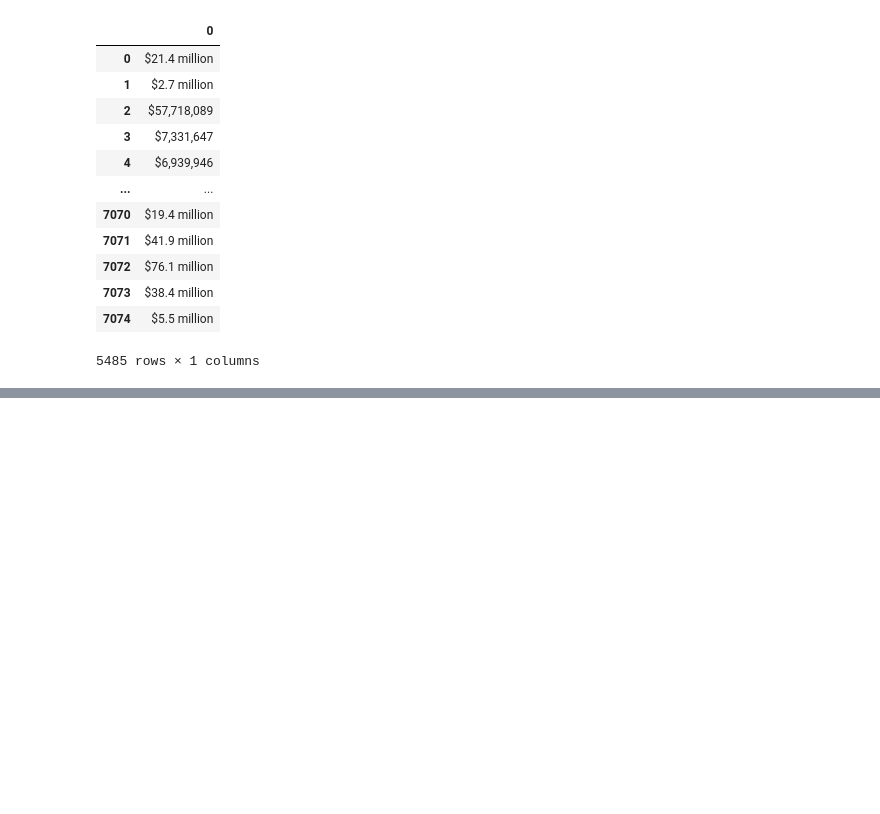
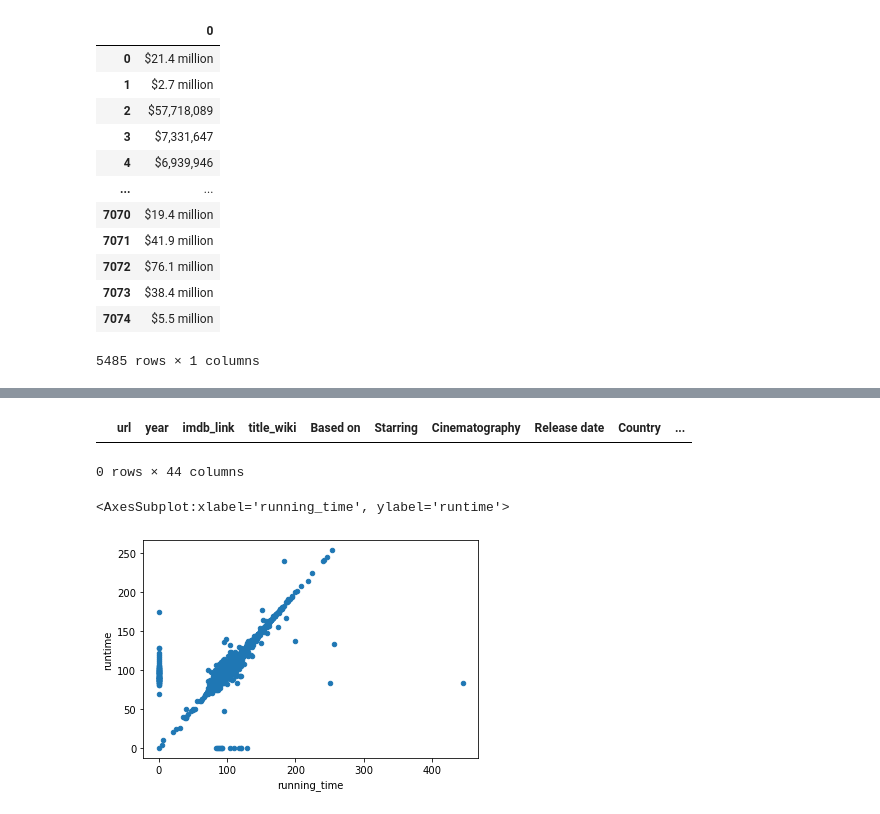
Before and after one commit to ecmorrow1/Movies-ETL, a Jupyter notebook: movies-etl.ipynb, the cells around one changed output, grey strips where cells are left out. Saved outputs shown, nothing was run; the diff lists cells and outputs as text; code cells hidden in the pictures; blank space fills up the shorter version.

Commit message:
Beginning of merging data

```diff
--- a/movies-etl.ipynb
+++ b/movies-etl.ipynb
@@ -931,0 +934,3 @@ Name: rating, dtype: float64
+# %%
+# print out the list of columns so redundancies can be identified
+movies_df = pd.merge(wiki_movies_df, kaggle_metadata, on='imdb_id', suffixes=['_wiki','_kaggle'])
@@ -931,0 +982,16 @@ Name: rating, dtype: float64
+# %%
+# Since the Kaggle data looks more consistent, check if any titles are missing
+# Show any rows where title_kaggle is empty
+movies_df[(movies_df['title_kaggle'] == '') | (movies_df['title_kaggle'].isnull())]
+
+# the output here tells us the wikipedia titles can likely be dropped
+# %% [output]
+|  | url | year | imdb_link | title_wiki | Based on | Starring | Cinematography | Release date | Country | ... |
+0 rows × 44 columns
+# %%
+# Check runtime between the two sets by filling missing values with zero and making a scatter plot of the 2
+# Ideally, this would produce a perfectly straight line
+movies_df.fillna(0).plot(x='running_time', y='runtime', kind='scatter')
+# %% [output]
+<AxesSubplot:xlabel='running_time', ylabel='runtime'>
+[figure, added]
```
Also changed, not shown: parts of 83 cells of this notebook.
